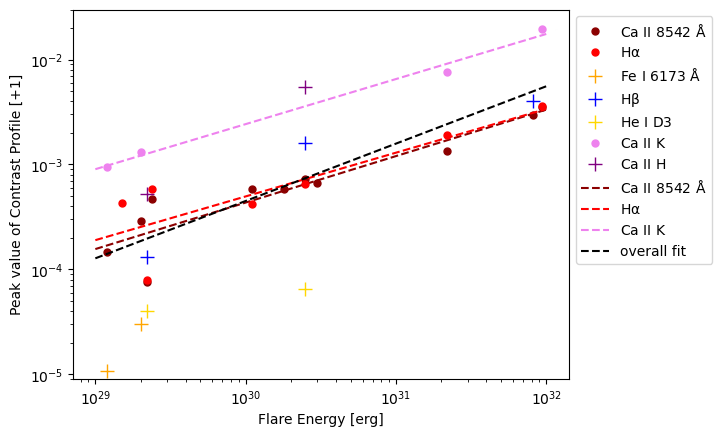
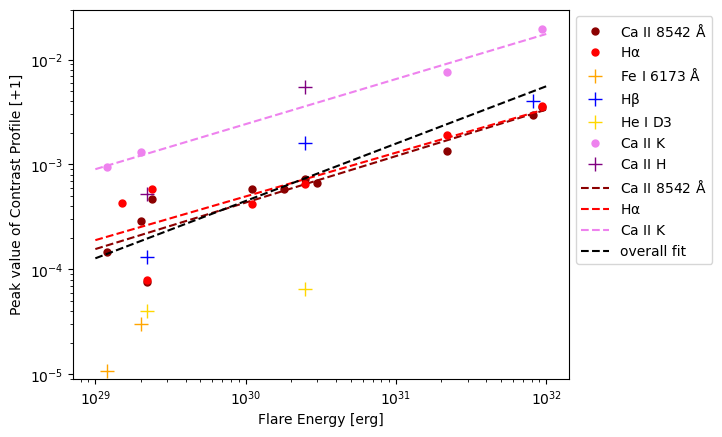
The notebook cell's code change between the first figure and the second:
--- before
+++ after
@@ -29,6 +29,6 @@
     r = np.linspace(29, 32, 100) 
     for el in [ 'CaIR', 'Ha', 'Fe6173', 'Hbeta', 'He','CaK', 'CaK(2)']:
-        I = st.linregress(np.log(x[el]), np.log(y[el]))
-        t = np.exp( I[0] * r * np.log(10) + I[1])
+        I = st.linregress(np.log10(x[el]), np.log10(y[el]))
+        t = 10**( I[0] * r  + I[1])
         col = color_for_name(el)
         all_x.extend(x[el])
@@ -50,6 +50,6 @@
             handels2.append(f)
             labels2.append(lf)
-    I = st.linregress(np.log(all_x), np.log(all_y))
-    t = np.exp( I[0] * r * np.log(10) + I[1])
+    I = st.linregress(np.log10(all_x), np.log10(all_y))
+    t = 10**( I[0] * r  + I[1])
     print('overal fit', I)
     f, = ax.loglog(10**r, t, '--', color='black', label=f'overall fit') #  (a={round(I[0], 3)})
@@ -64,5 +64,5 @@
     plt.show()
     
-    fig.savefig("E:\solar flares\data\\full_analysis\\full_plots\scale_law.pdf", bbox_extra_artists=(lgd,), bbox_inches='tight')
+    fig.savefig("D:\solar flares\data\\Scale_law\\scale_law.pdf", bbox_extra_artists=(lgd,), bbox_inches='tight')
     
     print(x, y)

Commit: overall fit as well